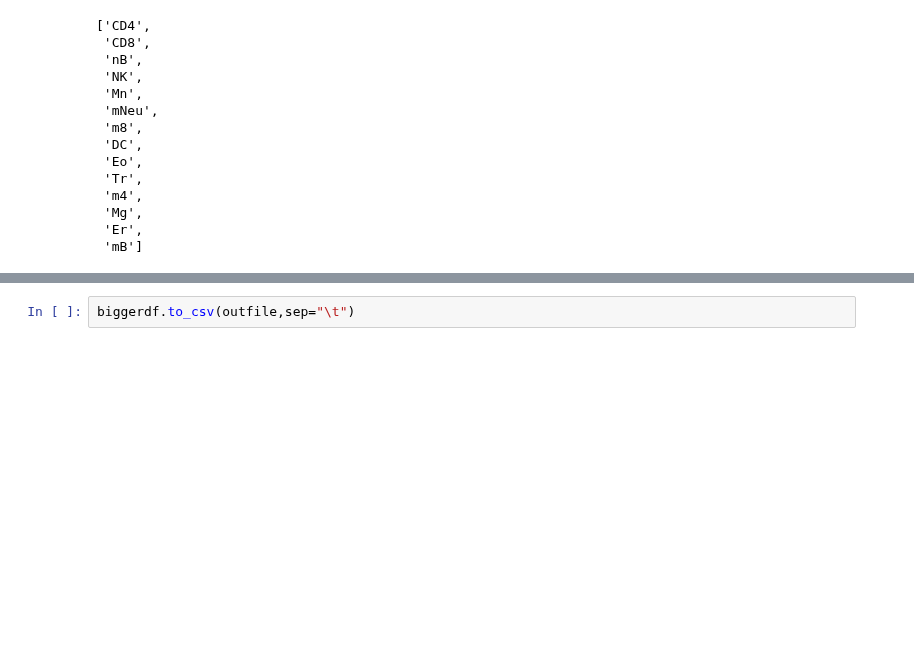
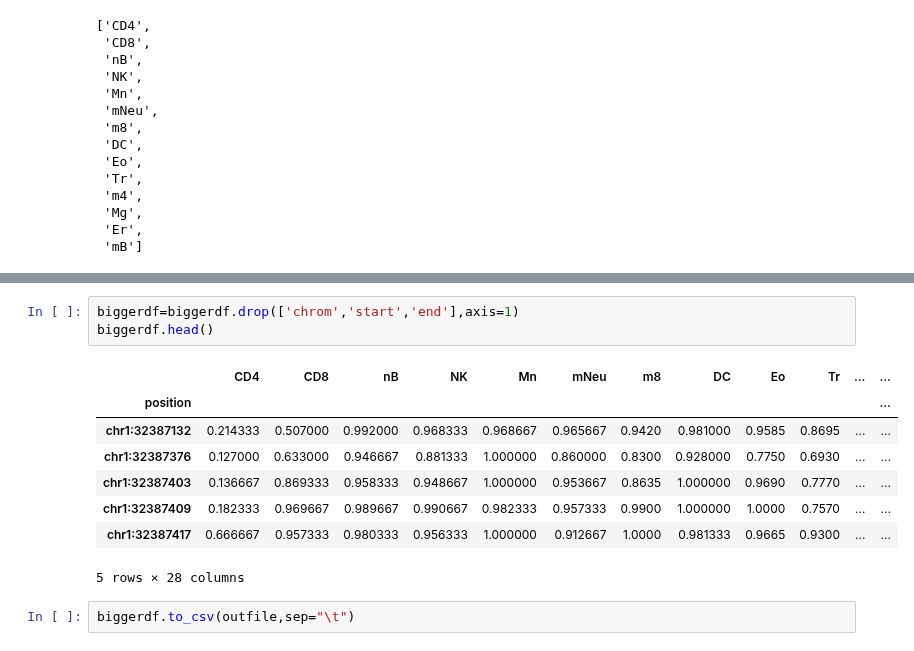
Before and after one commit to Irfanwustl/Research_code, a Jupyter notebook: MHB_per_read/softreadcounting/try2/preprocessALLcpg/Othermean_ALLct.ipynb, the cells around one changed output, grey strips where cells are left out. Cells and saved outputs as stored; diff of their text form; blank space fills up the shorter version.

```diff
--- a/MHB_per_read/softreadcounting/try2/preprocessALLcpg/Othermean_ALLct.ipynb
+++ b/MHB_per_read/softreadcounting/try2/preprocessALLcpg/Othermean_ALLct.ipynb
@@ -84,2 +113,14 @@ for ct in allct:
+# %%
+biggerdf=biggerdf.drop(['chrom','start','end'],axis=1)
+biggerdf.head()
+# %% [output]
+|  | CD4 | CD8 | nB | NK | Mn | mNeu | m8 | DC | Eo | Tr | ... | ... |
+| position |  |  |  |  |  |  |  |  |  |  |  | ... |
+| chr1:32387132 | 0.214333 | 0.507000 | 0.992000 | 0.968333 | 0.968667 | 0.965667 | 0.9420 | 0.981000 | 0.9585 | 0.8695 | ... | ... |
+| chr1:32387376 | 0.127000 | 0.633000 | 0.946667 | 0.881333 | 1.000000 | 0.860000 | 0.8300 | 0.928000 | 0.7750 | 0.6930 | ... | ... |
+| chr1:32387403 | 0.136667 | 0.869333 | 0.958333 | 0.948667 | 1.000000 | 0.953667 | 0.8635 | 1.000000 | 0.9690 | 0.7770 | ... | ... |
+| chr1:32387409 | 0.182333 | 0.969667 | 0.989667 | 0.990667 | 0.982333 | 0.957333 | 0.9900 | 1.000000 | 1.0000 | 0.7570 | ... | ... |
+| chr1:32387417 | 0.666667 | 0.957333 | 0.980333 | 0.956333 | 1.000000 | 0.912667 | 1.0000 | 0.981333 | 0.9665 | 0.9300 | ... | ... |
+5 rows × 28 columns
 # %%
 biggerdf.to_csv(outfile,sep="\t")
```
Also changed, not shown: parts of 4 cells of this notebook, 1 other file.
